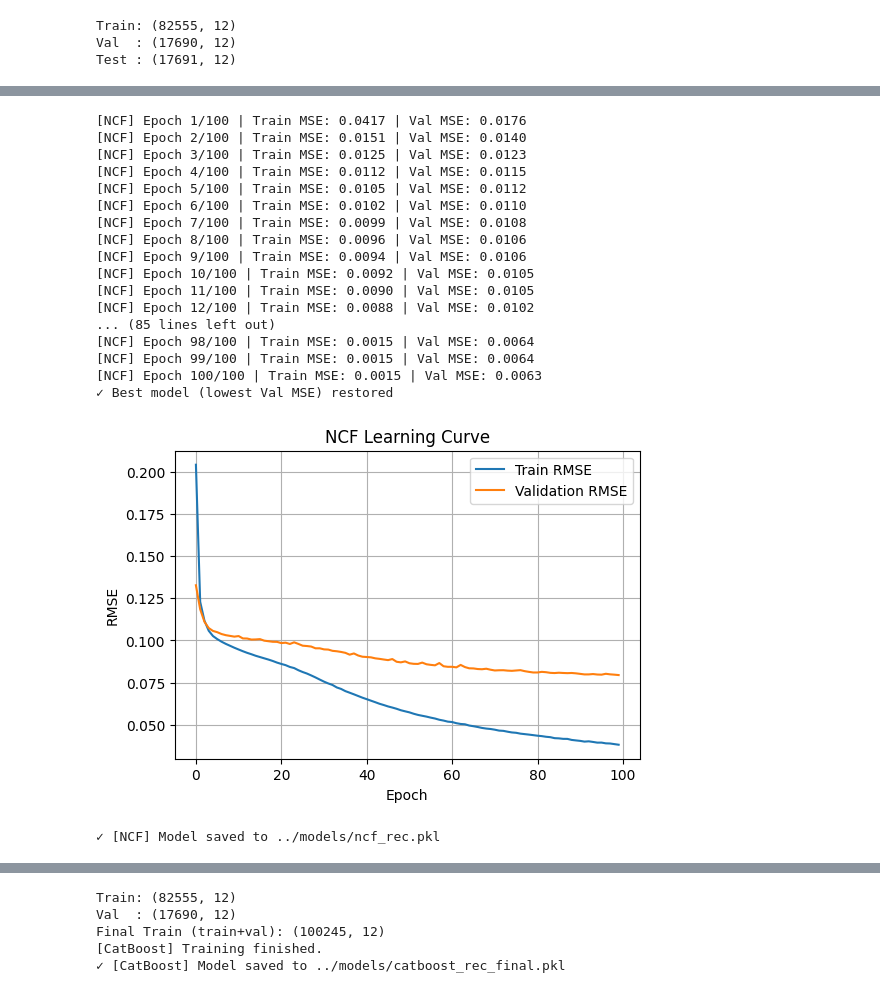
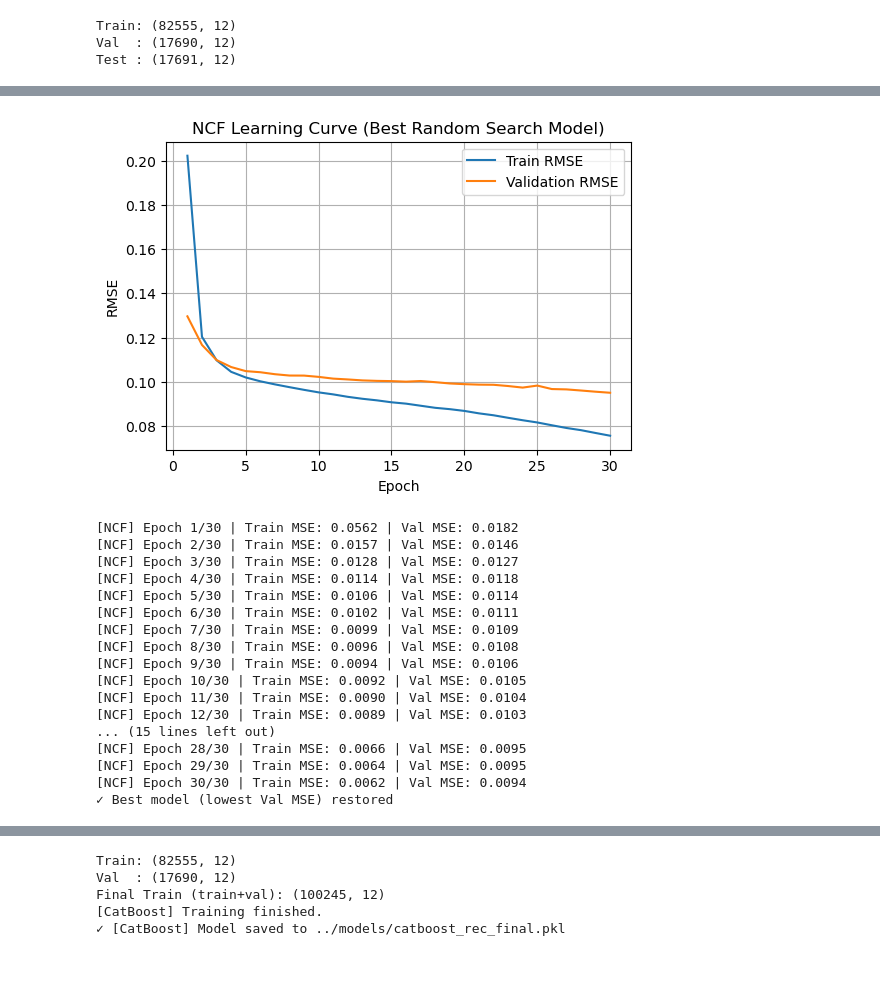
Before and after one commit to PhuongThao-2005/ML-LT, a Jupyter notebook: notebook/evaluate.ipynb, the cells around one changed output, grey strips where cells are left out. Saved outputs shown, nothing was run; the diff lists cells and outputs as text; code cells hidden in the pictures; blank space fills up the shorter version.

Commit message:
add random search + grid search

```diff
--- a/notebook/evaluate.ipynb
+++ b/notebook/evaluate.ipynb
@@ -70,38 +179,47 @@ cat.save("../models/catboost_rec.pkl")
 # %%
-ncf = NCFRecommender()
-ncf.train(train_df, val_df)
+epochs = range(1, len(best_model.train_losses) + 1)
 
 plt.figure(figsize=(6,4))
-plt.plot(np.sqrt(ncf.train_losses), label="Train RMSE")
-plt.plot(np.sqrt(ncf.val_losses), label="Validation RMSE")
+plt.plot(epochs, np.sqrt(best_model.train_losses), label="Train RMSE")
+plt.plot(epochs, np.sqrt(best_model.val_losses), label="Validation RMSE")
+
 plt.xlabel("Epoch")
 plt.ylabel("RMSE")
-plt.title("NCF Learning Curve")
+plt.title("NCF Learning Curve (Best Random Search Model)")
 plt.legend()
 plt.grid(True)
+
 plt.show()
-
-ncf.save("../models/ncf_rec.pkl")
 # %% [output]
-[NCF] Epoch 1/100 | Train MSE: 0.0417 | Val MSE: 0.0176
-[NCF] Epoch 2/100 | Train MSE: 0.0151 | Val MSE: 0.0140
-[NCF] Epoch 3/100 | Train MSE: 0.0125 | Val MSE: 0.0123
-[NCF] Epoch 4/100 | Train MSE: 0.0112 | Val MSE: 0.0115
-[NCF] Epoch 5/100 | Train MSE: 0.0105 | Val MSE: 0.0112
-[NCF] Epoch 6/100 | Train MSE: 0.0102 | Val MSE: 0.0110
-[NCF] Epoch 7/100 | Train MSE: 0.0099 | Val MSE: 0.0108
-[NCF] Epoch 8/100 | Train MSE: 0.0096 | Val MSE: 0.0106
-[NCF] Epoch 9/100 | Train MSE: 0.0094 | Val MSE: 0.0106
-[NCF] Epoch 10/100 | Train MSE: 0.0092 | Val MSE: 0.0105
-[NCF] Epoch 11/100 | Train MSE: 0.0090 | Val MSE: 0.0105
-[NCF] Epoch 12/100 | Train MSE: 0.0088 | Val MSE: 0.0102
-... (85 lines left out)
-[NCF] Epoch 98/100 | Train MSE: 0.0015 | Val MSE: 0.0064
-[NCF] Epoch 99/100 | Train MSE: 0.0015 | Val MSE: 0.0064
-[NCF] Epoch 100/100 | Train MSE: 0.0015 | Val MSE: 0.0063
-✓ Best model (lowest Val MSE) restored
-[figure, old version]
+[figure, new version]
-✓ [NCF] Model saved to ../models/ncf_rec.pkl
+# %%
+ncf = NCFRecommender(emb_dim=best_config["emb_dim"])
+ncf.train(
+    train_df=train_df,
+    val_df=val_df,
+    epochs=best_config["epochs"],
+    batch_size=best_config["batch_size"],
+    lr=best_config["lr"],
+    patience=best_config["patience"]
+)
+# %% [output]
+[NCF] Epoch 1/30 | Train MSE: 0.0562 | Val MSE: 0.0182
+[NCF] Epoch 2/30 | Train MSE: 0.0157 | Val MSE: 0.0146
+[NCF] Epoch 3/30 | Train MSE: 0.0128 | Val MSE: 0.0127
+[NCF] Epoch 4/30 | Train MSE: 0.0114 | Val MSE: 0.0118
+[NCF] Epoch 5/30 | Train MSE: 0.0106 | Val MSE: 0.0114
+[NCF] Epoch 6/30 | Train MSE: 0.0102 | Val MSE: 0.0111
+[NCF] Epoch 7/30 | Train MSE: 0.0099 | Val MSE: 0.0109
+[NCF] Epoch 8/30 | Train MSE: 0.0096 | Val MSE: 0.0108
+[NCF] Epoch 9/30 | Train MSE: 0.0094 | Val MSE: 0.0106
+[NCF] Epoch 10/30 | Train MSE: 0.0092 | Val MSE: 0.0105
+[NCF] Epoch 11/30 | Train MSE: 0.0090 | Val MSE: 0.0104
+[NCF] Epoch 12/30 | Train MSE: 0.0089 | Val MSE: 0.0103
+... (15 lines left out)
+[NCF] Epoch 28/30 | Train MSE: 0.0066 | Val MSE: 0.0095
+[NCF] Epoch 29/30 | Train MSE: 0.0064 | Val MSE: 0.0095
+[NCF] Epoch 30/30 | Train MSE: 0.0062 | Val MSE: 0.0094
+✓ Best model (lowest Val MSE) restored
 # %%
 def evaluate_regression_model(recommender, df):
     """
```
Also changed, not shown: parts of 6 cells of this notebook, 2 other files.
